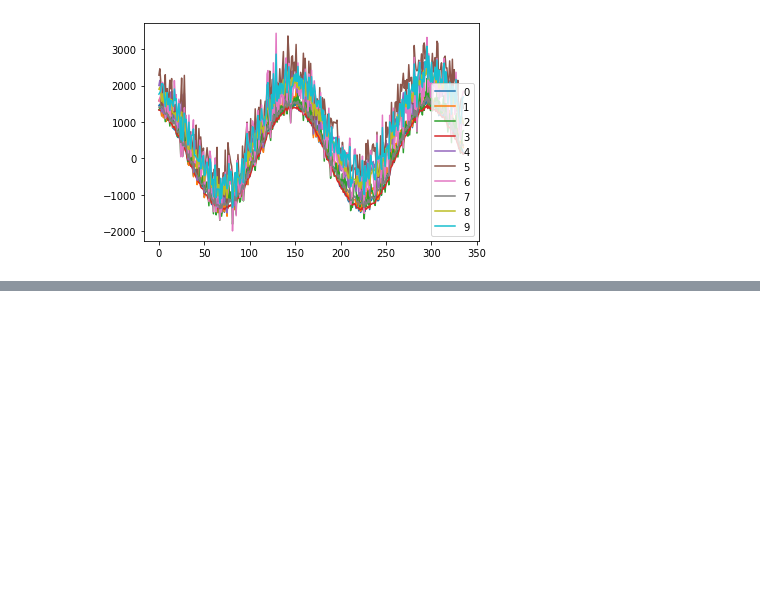
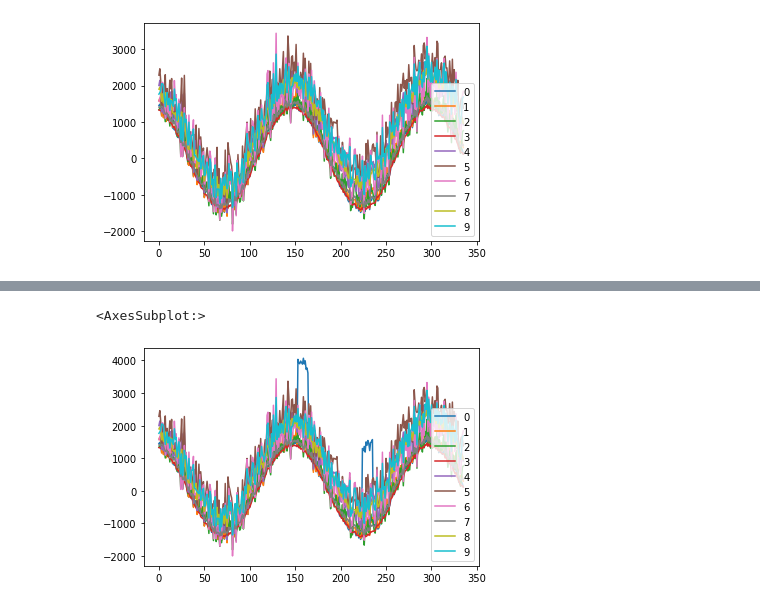
Before and after one commit to AKheli/RepBench, a Jupyter notebook: Repair/cdrec/cdrec.ipynb, the cells around one changed output, grey strips where cells are left out. Drawn from its saved outputs; the diff is of its cells as text; code cells hidden in the pictures; blank space fills up the shorter version.

```diff
--- a/Repair/cdrec/cdrec.ipynb
+++ b/Repair/cdrec/cdrec.ipynb
@@ -711,0 +729,12 @@ truth.plot()
+# %%
+from Repair.Dimensionality_Reduction.CDrec.recovery import centroid_recovery
+class_ = scen.i_get_scenario(0)["class"]
+matrix_nans = matrix.copy()
+for col in range(class_.shape[1])
+ matrix_nans[class_]= np.nan
+
+m = centroid_recovery(matrix_nans)
+scen.i_get_scenario(0)["injected"].plot()
+# %% [output]
+<AxesSubplot:>
+[figure, added]
```
Also changed, not shown: parts of 13 cells of this notebook, 26 other files.
